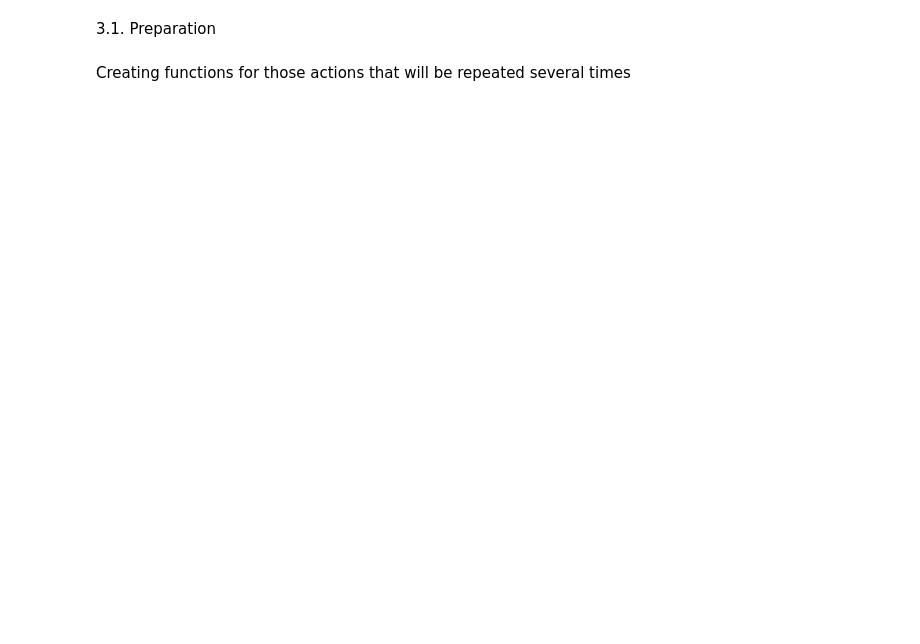
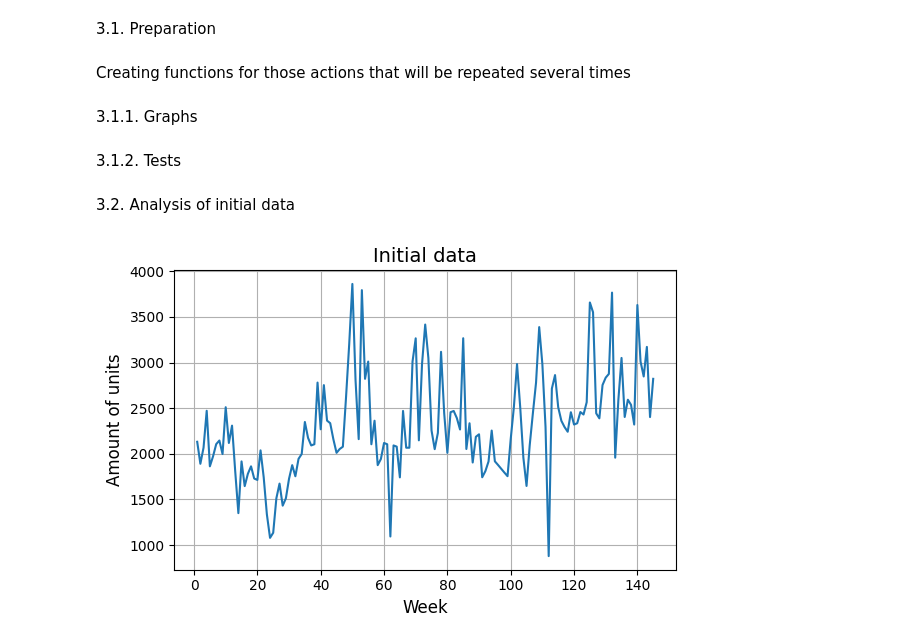
Before and after one commit to AwanRaskall/ml-demand-driven-order-planning, a Jupyter notebook: product_demand_prediction.ipynb, the cells around one changed output. Cells and saved outputs as stored; diff of their text form; code cells hidden in the pictures; blank space fills up the shorter version.

Commit message:
Analysis of stationarity of the initial series

```diff
--- a/product_demand_prediction.ipynb
+++ b/product_demand_prediction.ipynb
@@ -170,3 +194,21 @@ df_orders
 3.1. Preparation
 # %% [markdown]
 Creating functions for those actions that will be repeated several times
+# %% [markdown]
+3.1.1. Graphs
+# %%
+# Plotting graphs with one or two data series
+def plot_graph(x, *Ys, title = None, labels = None):
+    plt.figure(figsize = (6, 4))
+
+    for i, y in enumerate(Ys):
+        label = labels[i] if labels and i < len(labels) else f'Dataset {i+1}'
+        plt.plot(x, y, label = label)
+
+    if title:
+        plt.title(title, fontsize = 14)
+    plt.xlabel('Week', fontsize = 12)
+    plt.ylabel('Amount of units', fontsize = 12)
+    plt.grid(True)
+    plt.tight_layout()
+    plt.show()
@@ -172,0 +221,2 @@ Creating functions for those actions that will be repeated several times
+# %% [markdown]
+3.1.2. Tests
@@ -172,0 +242,6 @@ Creating functions for those actions that will be repeated several times
+# %% [markdown]
+3.2. Analysis of initial data
+# %%
+plot_graph(df_orders.week, df_orders.num_units, title = 'Initial data')
+# %% [output]
+[figure, added]
```
Also changed, not shown: parts of 8 cells of this notebook.
